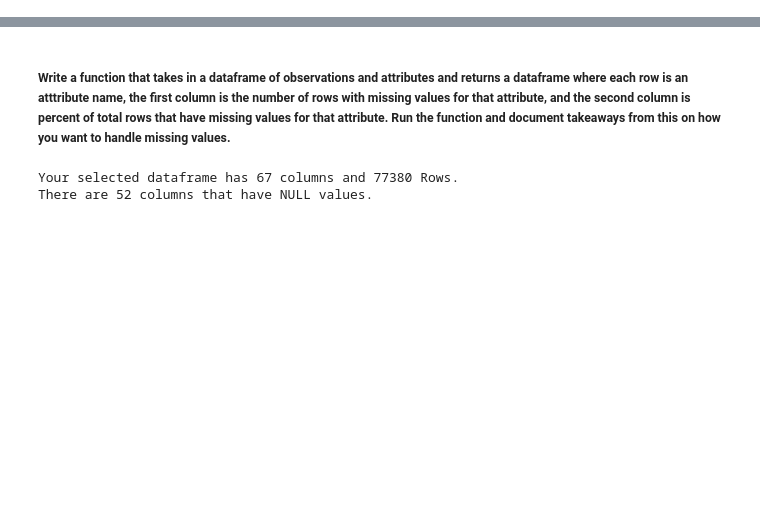
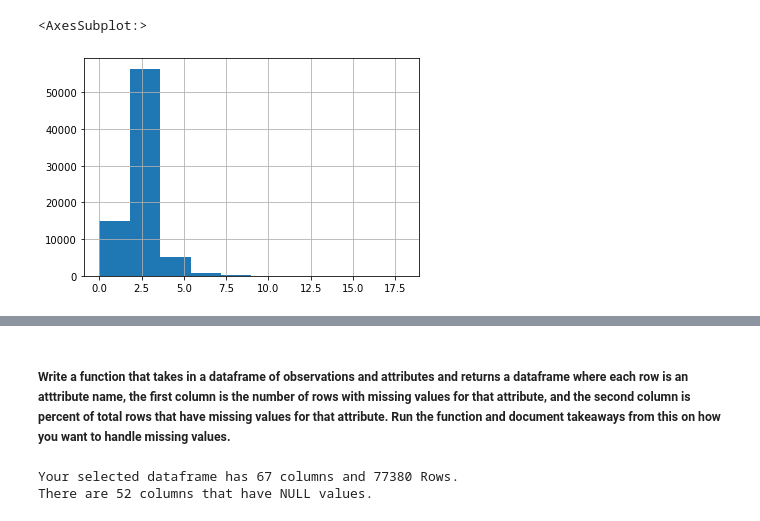
Before and after one commit to DBerchelmann/clustering-exercises, a Jupyter notebook: zillow.ipynb, the cells around one changed output, grey strips where cells are left out. Drawn from its saved outputs; the diff is of its cells as text; code cells hidden in the pictures; blank space fills up the shorter version.

```diff
--- a/zillow.ipynb
+++ b/zillow.ipynb
@@ -12,0 +55,5 @@ longindex = df.loc[df['longitude'].isin(['NaN'])].index
+# %%
+df.bathroomcnt.hist()
+# %% [output]
+<AxesSubplot:>
+[figure, added]
```
Also changed, not shown: parts of 23 cells of this notebook.
